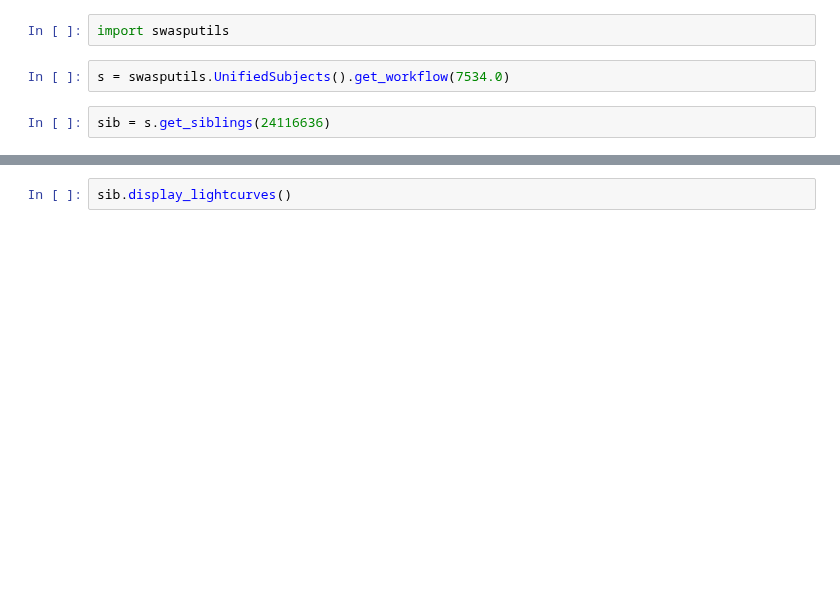
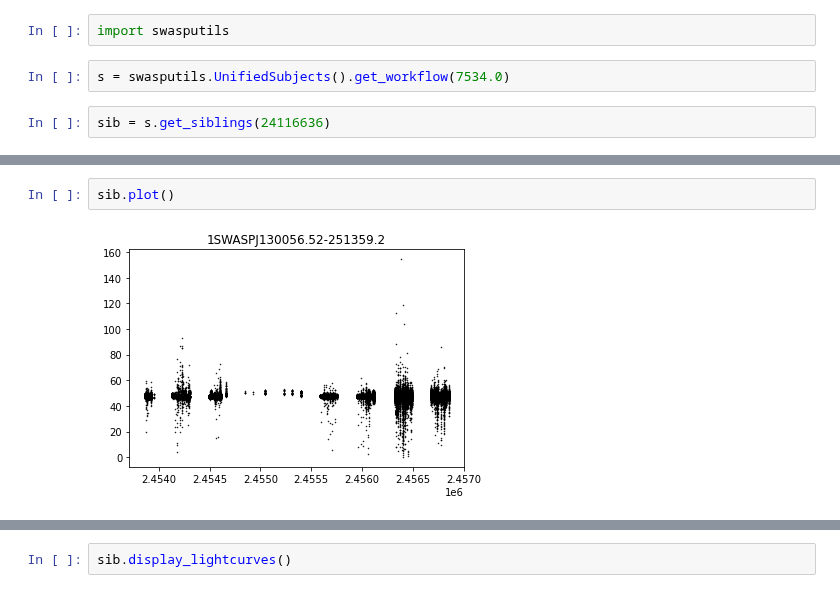
Before and after one commit to adammcmaster/superwasp-tools, a Jupyter notebook: display_siblings.ipynb, the cells around one changed output, grey strips where cells are left out. Drawn from its saved outputs; the diff is of its cells as text; blank space fills up the shorter version.

Commit message:
Downloading and plotting FITS data

```diff
--- a/display_siblings.ipynb
+++ b/display_siblings.ipynb
@@ -13,3 +13,7 @@ sib.df
 | 24116638 | 6767 | 7534.0 | 30267 | {"!CERiT":"https://wasp.cerit-sc.... | {"0":"https://panoptes-uploads.zo... | 4 | 2021-01-20 16:53:56 UTC | ... |
 | 24116640 | 6767 | 7534.0 | 30267 | {"!CERiT":"https://wasp.cerit-sc.... | {"0":"https://panoptes-uploads.zo... | 5 | NaN | ... |
 | 24116642 | 6767 | 7534.0 | 30267 | {"!CERiT":"https://wasp.cerit-sc.... | {"0":"https://panoptes-uploads.zo... | 4 | NaN | ... |
+# %%
+sib.plot()
+# %% [output]
+[figure, added]
```
Also changed, not shown: parts of 4 cells of this notebook, 2 other files.
